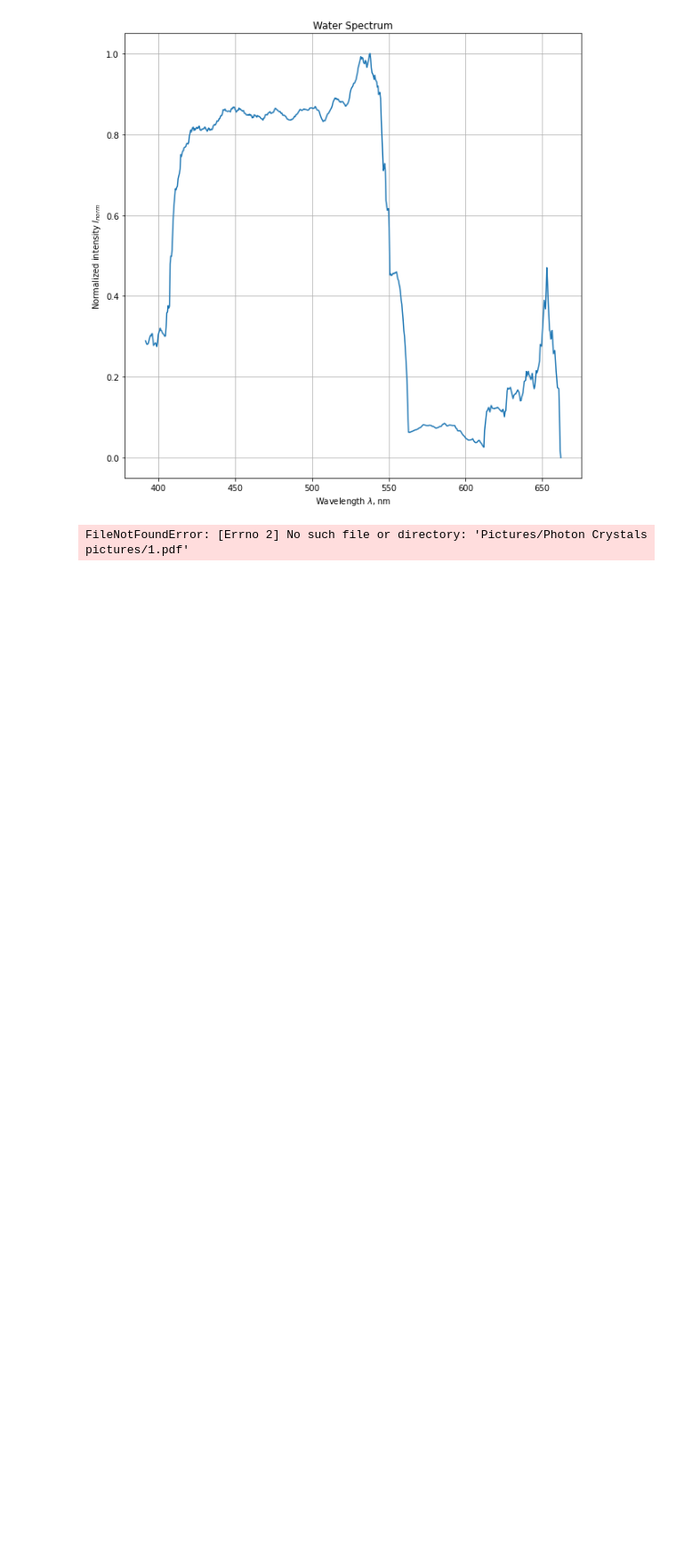
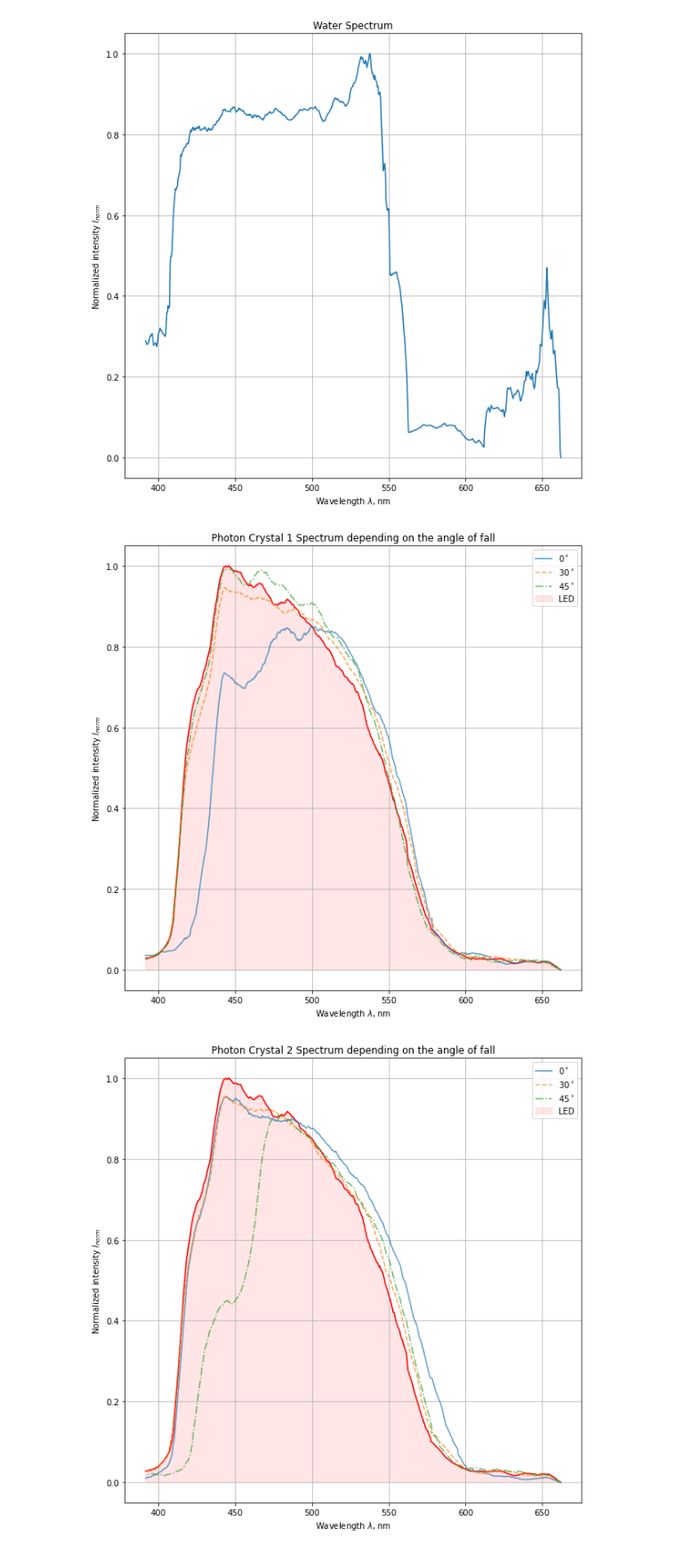
Before and after one commit to f3ss1/HSE-FF, a Jupyter notebook: 6th semester/Modern Physics Practice/Spectrometer/Data/data analysis.ipynb, the cells around one changed output. Shown at 89% size. Saved outputs shown, nothing was run; the diff lists cells and outputs as text; code cells hidden in the pictures; blank space fills up the shorter version.

Commit message:
Hotfix on pictures

```diff
--- a/6th semester/Modern Physics Practice/Spectrometer/Data/data analysis.ipynb
+++ b/6th semester/Modern Physics Practice/Spectrometer/Data/data analysis.ipynb
@@ -394,7 +394,7 @@ for crystal in ('1', '2', 'x', 'y', 'z', 'xy'):
     la = np.interp(a, (a.min(), a.max()), (0, 1.))
 
     plt.plot(x, la, color='red')
-    plt.fill_between(x, la, alpha=0.1, color='red')
+    plt.fill_between(x, la, alpha=0.1, color='red', label='LED')
 
     for part in ('perp', '30', '45'):
         data = pd.read_csv('Photon Crystals/{}.txt'.format(crystal + '_' + part), sep='\t', names=('Red', 'Green', 'Blue', 'Total'))
@@ -413,31 +413,32 @@ for crystal in ('1', '2', 'x', 'y', 'z', 'xy'):
 
         #data['Red'] = data['Red'].values / (CLEAR['Red'].values + int(1e-6))
         #data['Green'] = data['Green'].values / (CLEAR['Green'].values + 0.01)
         #data['Blue'] = data['Blue'].values / (CLEAR['Blue'].values + 0.01)
 
         a = (np.sqrt(data['Red'].values) + np.sqrt(data['Green'].values) + np.sqrt(data['Blue'].values)) ** 2
         a = np.interp(a, (a.min(), a.max()), (0, 1.))
 
         max_ = a.argmax()
 
         if (recalibration(max_) < 450):
             max_ = 10 + max_ + a[max_ + 10:].argmax()
         a = a / a.max() * la[max_]
 
 
 
 
         plt.plot(x, a, sup_dict[part], alpha=0.7, label=main_dict[part])
 
 
 
     plt.xlabel('Wavelength $\lambda$, nm')
     plt.ylabel('Normalized intensity $I_{norm}$')
     plt.title('Photon Crystal {} Spectrum depending on the angle of fall'.format(crystal.upper()))
     plt.grid()
     plt.legend()
     plt.savefig('Pictures/Photon Crystals pictures/' + crystal + '.pdf')
 
     plt.show()
 # %% [output]
-FileNotFoundError: [Errno 2] No such file or directory: 'Pictures/Photon Crystals pictures/1.pdf'
+[figure, added]
+[figure, added]
```
Also changed, not shown: parts of 1 cell of this notebook, 15 other files.
